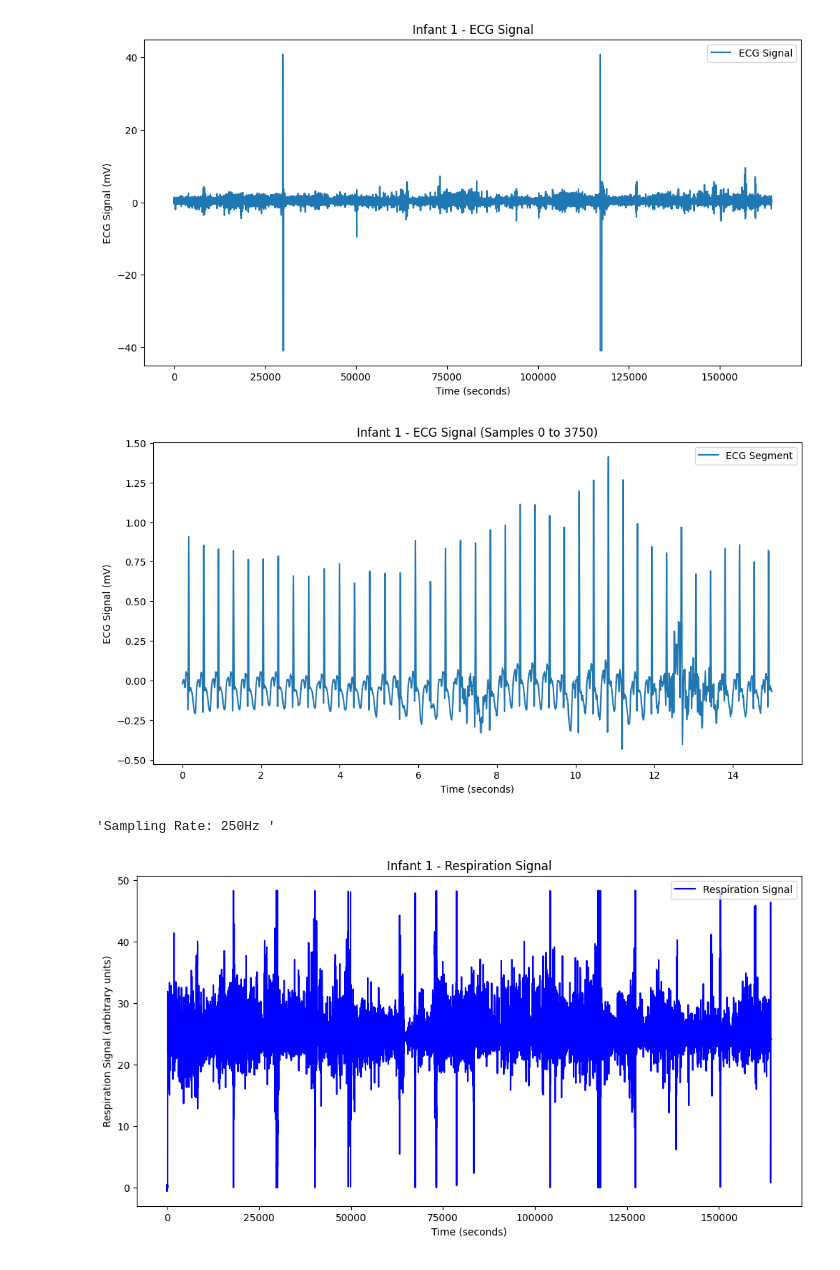
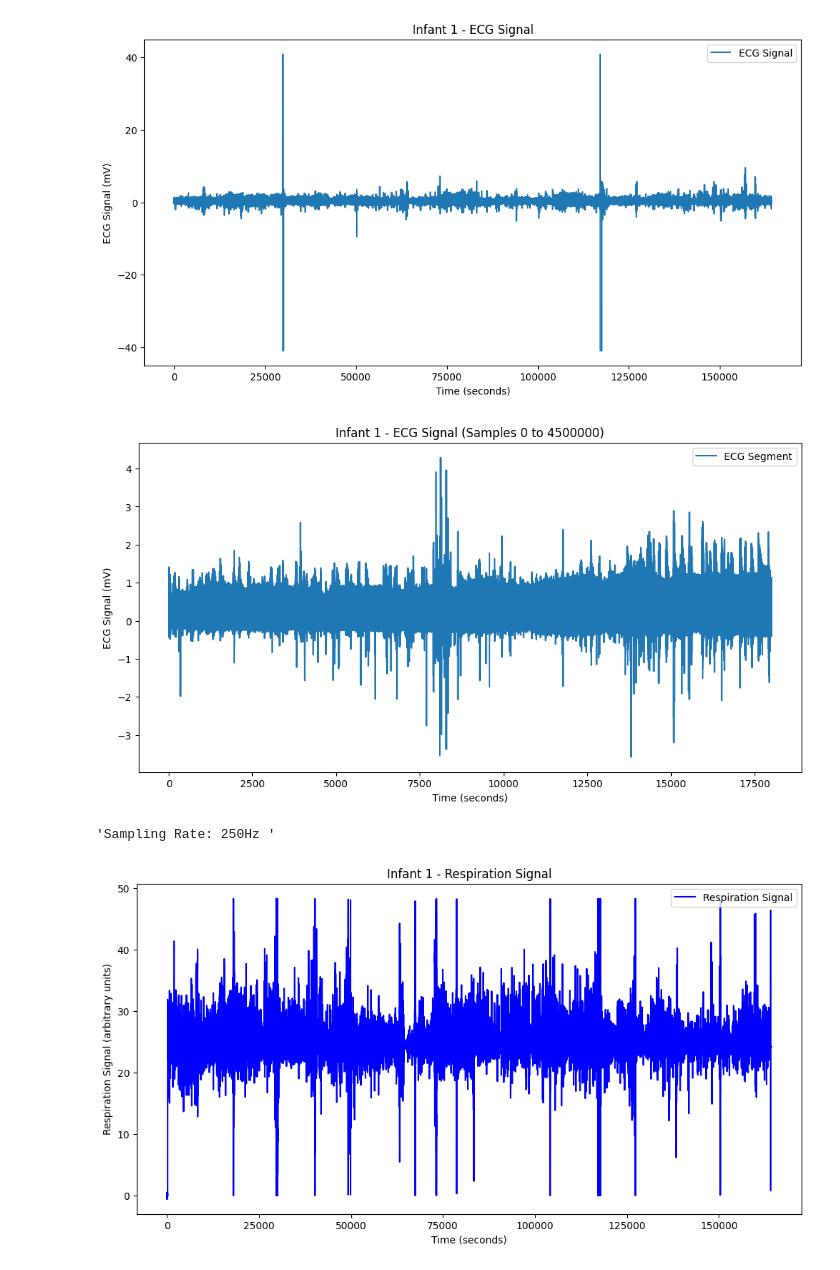
Before and after one commit to JesseLevine727/Capstone-Project, a Jupyter notebook: wfdb.ipynb, the cells around one changed output. Cells and saved outputs as stored; diff of their text form; code cells hidden in the pictures.

```diff
--- a/wfdb.ipynb
+++ b/wfdb.ipynb
@@ -102,9 +102,9 @@ def plot_ecg_segment(infant_number, start_sample, end_sample):
 
     return f"Sampling Rate: {fs}Hz "
 # %%
-plot_ecg_segment(1,0,3750)
+plot_ecg_segment(1,0,int(4.5e6))
 # %% [output]
-[figure, old version]
+[figure, new version]
 'Sampling Rate: 250Hz '
 # %%
 def plot_resp_signal(infant_number):
```
Also changed, not shown: parts of 23 cells of this notebook.
